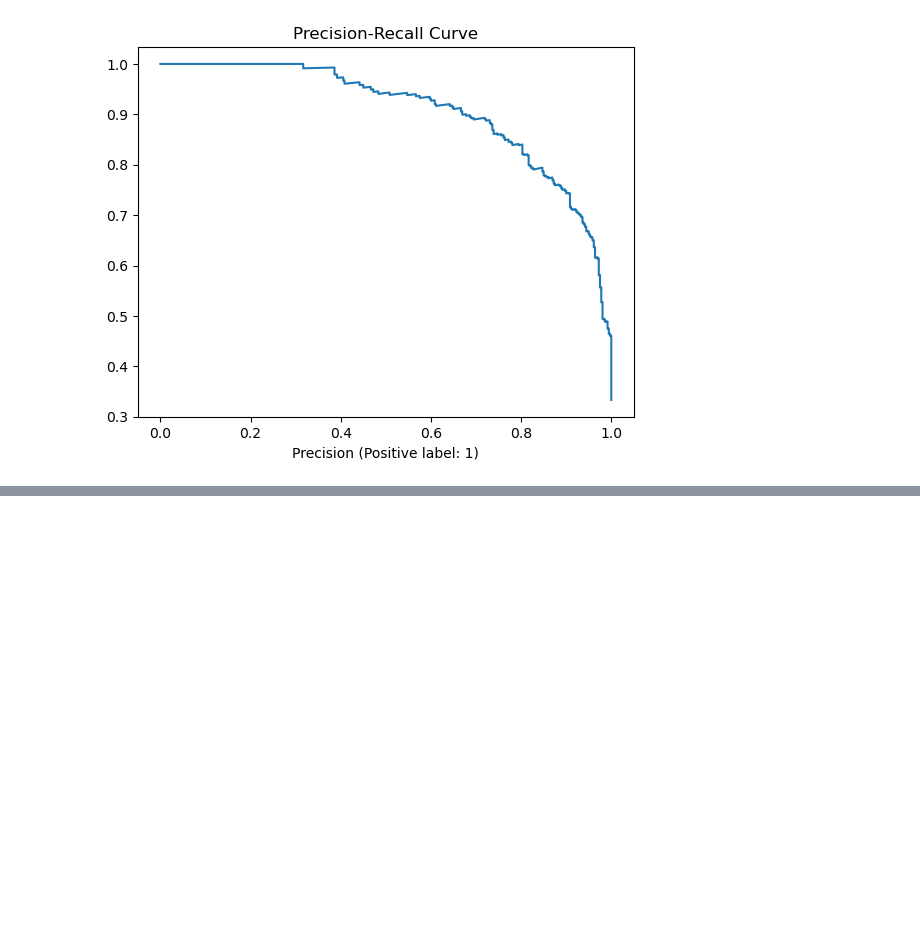
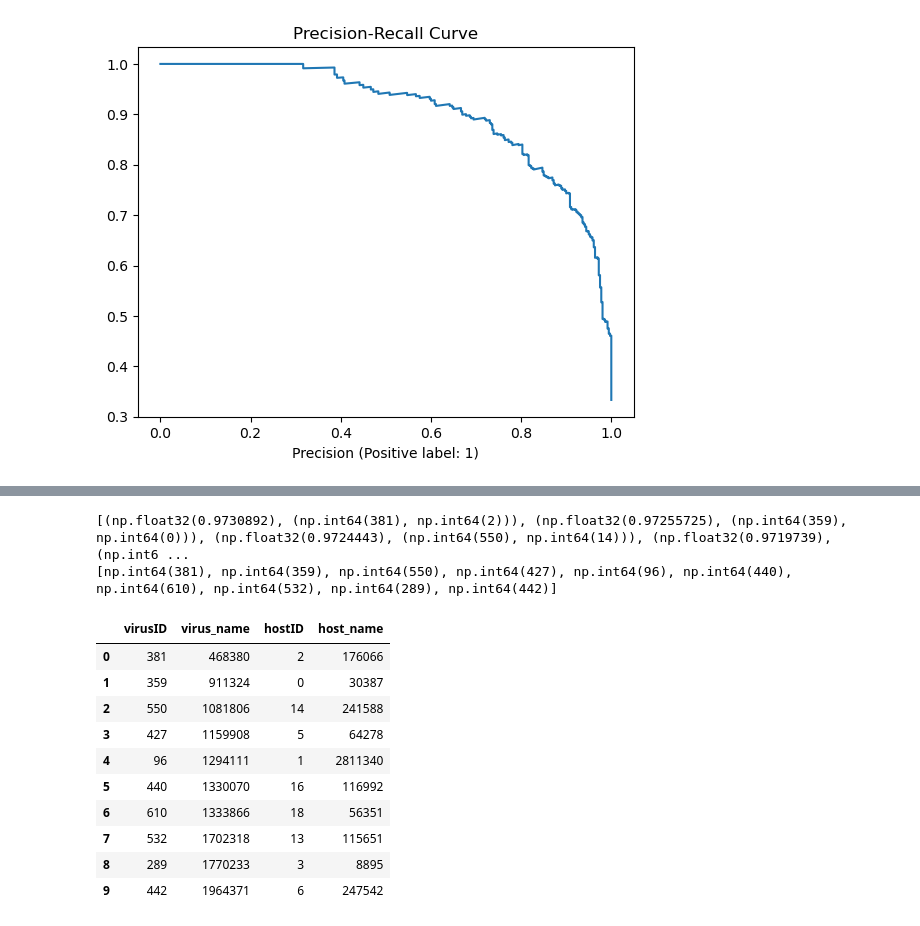
Before and after one commit to gdriskill/zoonotic-diseases, a Jupyter notebook: scripts/gnn/train_eval_avian-dfencoder.ipynb, the cells around one changed output, grey strips where cells are left out. Saved outputs shown, nothing was run; the diff lists cells and outputs as text; code cells hidden in the pictures; blank space fills up the shorter version.

Commit message:
added script to score missing edges

```diff
--- a/scripts/gnn/train_eval_avian-dfencoder.ipynb
+++ b/scripts/gnn/train_eval_avian-dfencoder.ipynb
@@ -466,0 +530,20 @@ plt.show()
+# %%
+# Assuming `missing_edges_loader` batches missing edges
+for sampled_data in tqdm(missing_edges_loader):
+    with torch.no_grad():
+        sampled_data = sampled_data.to(device)
+        preds = model(sampled_data)
+        preds = torch.sigmoid(preds).cpu().numpy()
+        edges = sampled_data['virus', 'infects', 'host'].edge_index.cpu().numpy()
+
+    for edge, score in zip(edges.T, preds):
+        # Push to heap (negative score because heapq is a min-heap)
+        heapq.heappush(top_10_edges, (score, tuple(edge)))
+        # Keep only top 10 edges
+        if len(top_10_edges) > 10:
+            heapq.heappop(top_10_edges)
+
+# Extract and sort top edges
+top_10_edges.sort(reverse=True)  # Sort by score descending
+for score, edge in top_10_edges:
+    print(f"Edge: {edge}, Predicted Score: {score}")
@@ -466,0 +552,4 @@ plt.show()
+# %%
+top_10_edges.sort(reverse=True)  # Sort by score descending
+for score, edge in top_10_edges:
+    print(f"Edge: {edge}, Predicted Score: {score}")
@@ -466,0 +567,32 @@ plt.show()
+# %%
+print(top_10_edges)
+virus_ids = [t[1][0] for t in top_10_edges]
+host_ids = [t[1][1] for t in top_10_edges]
+
+virus_names = virus_id_mapping.loc[virus_id_mapping['mappedID'].isin(virus_ids), 'virusID'].values
+host_names = host_id_mapping.loc[virus_id_mapping['mappedID'].isin(host_ids), 'hostID'].values
+
+print(virus_ids)
+
+mapped_df = pd.DataFrame({
+    'virusID': virus_ids,
+    'virus_name': virus_names,
+    'hostID': host_ids,
+    'host_name': host_names
+})
+
+mapped_df
+# %% [output]
+[(np.float32(0.9730892), (np.int64(381), np.int64(2))), (np.float32(0.97255725), (np.int64(359), np.int64(0))), (np.float32(0.9724443), (np.int64(550), np.int64(14))), (np.float32(0.9719739), (np.int6 ...
+[np.int64(381), np.int64(359), np.int64(550), np.int64(427), np.int64(96), np.int64(440), np.int64(610), np.int64(532), np.int64(289), np.int64(442)]
+|  | virusID | virus_name | hostID | host_name |
+| 0 | 381 | 468380 | 2 | 176066 |
+| 1 | 359 | 911324 | 0 | 30387 |
+| 2 | 550 | 1081806 | 14 | 241588 |
+| 3 | 427 | 1159908 | 5 | 64278 |
+| 4 | 96 | 1294111 | 1 | 2811340 |
+| 5 | 440 | 1330070 | 16 | 116992 |
+| 6 | 610 | 1333866 | 18 | 56351 |
+| 7 | 532 | 1702318 | 13 | 115651 |
+| 8 | 289 | 1770233 | 3 | 8895 |
+| 9 | 442 | 1964371 | 6 | 247542 |
```
Also changed, not shown: parts of 9 cells of this notebook, 1 other file.
